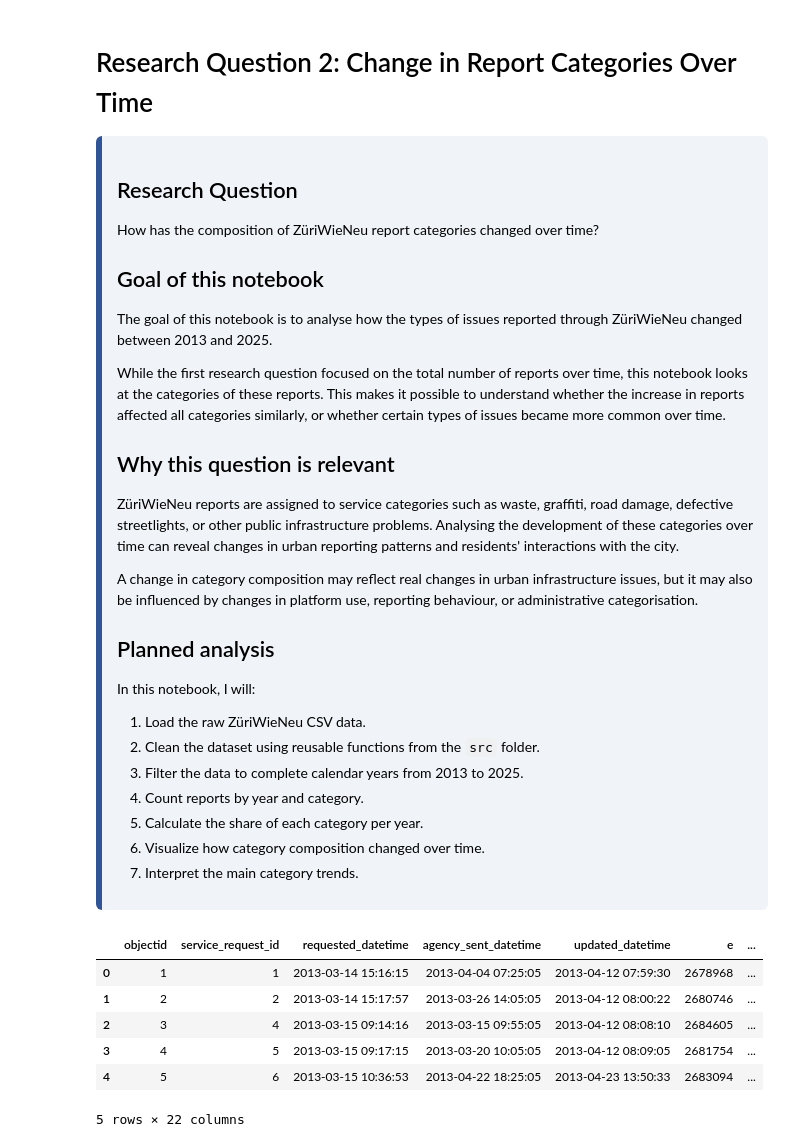
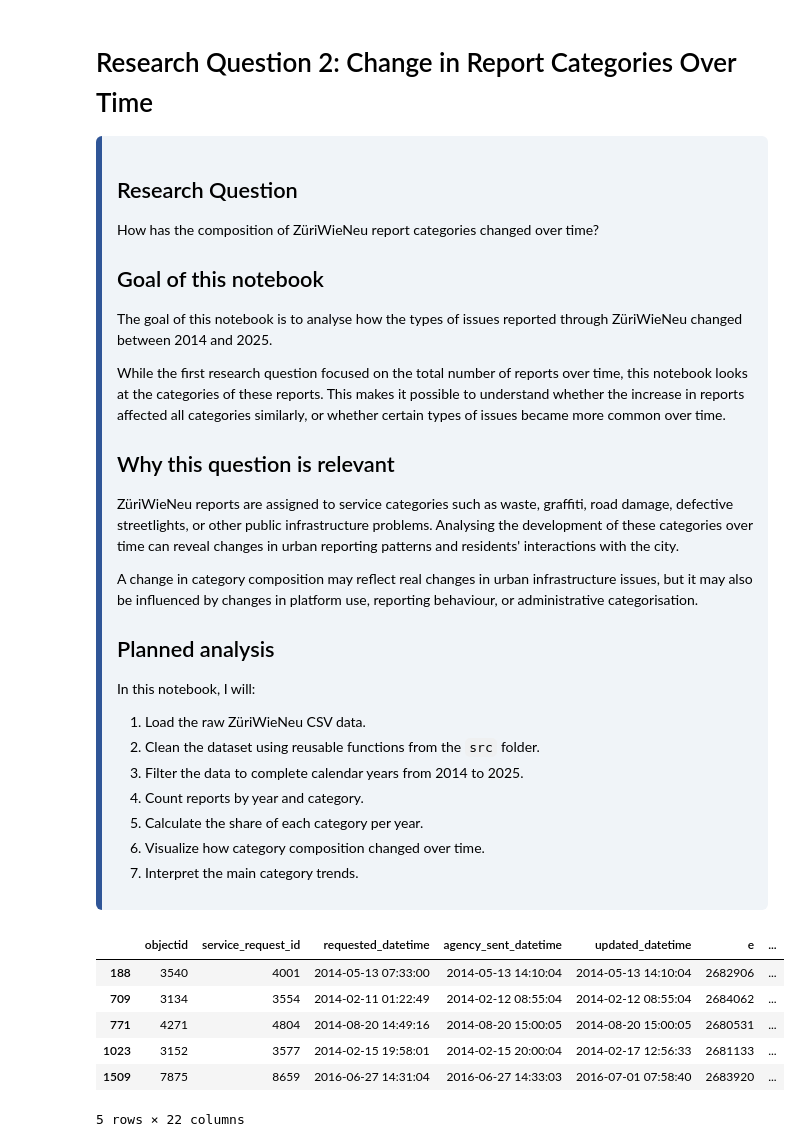
Before and after one commit to gldlauma/SDS210_IndividualProject, a Jupyter notebook: notebooks/02_R2.ipynb, the cells around one changed output. Saved outputs shown, nothing was run; the diff lists cells and outputs as text; code cells hidden in the pictures.

```diff
--- a/notebooks/02_R2.ipynb
+++ b/notebooks/02_R2.ipynb
@@ -8,7 +8,7 @@ How has the composition of ZüriWieNeu report categories changed over time?
 
 ## Goal of this notebook
 
-The goal of this notebook is to analyse how the types of issues reported through ZüriWieNeu changed between 2013 and 2025.
+The goal of this notebook is to analyse how the types of issues reported through ZüriWieNeu changed between 2014 and 2025.
 
 While the first research question focused on the total number of reports over time, this notebook looks at the categories of these reports. This makes it possible to understand whether the increase in reports affected all categories similarly, or whether certain types of issues became more common over time.
 
@@ -24,7 +24,7 @@ In this notebook, I will:
 
 1. Load the raw ZüriWieNeu CSV data.
 2. Clean the dataset using reusable functions from the `src` folder.
-3. Filter the data to complete calendar years from 2013 to 2025.
+3. Filter the data to complete calendar years from 2014 to 2025.
 4. Count reports by year and category.
 5. Calculate the share of each category per year.
 6. Visualize how category composition changed over time.
@@ -38,17 +38,17 @@ from src.cleaning import clean_reports
 # %%
 df_raw = load_csv_data("/Users/laumagoldmann/Desktop/SDS210_IndividualProject/data/raw/stzh.zwn_meldungen_p.csv")
 df_clean = clean_reports(df_raw)
 
-df_full_years = df_clean[df_clean["year"].between(2013, 2025)]
+df_full_years = df_clean[df_clean["year"].between(2014, 2025)]
 
 df_full_years.head()
 # %% [output]
 |  | objectid | service_request_id | requested_datetime | agency_sent_datetime | updated_datetime | e | ... |
-| 0 | 1 | 1 | 2013-03-14 15:16:15 | 2013-04-04 07:25:05 | 2013-04-12 07:59:30 | 2678968 | ... |
-| 1 | 2 | 2 | 2013-03-14 15:17:57 | 2013-03-26 14:05:05 | 2013-04-12 08:00:22 | 2680746 | ... |
-| 2 | 3 | 4 | 2013-03-15 09:14:16 | 2013-03-15 09:55:05 | 2013-04-12 08:08:10 | 2684605 | ... |
-| 3 | 4 | 5 | 2013-03-15 09:17:15 | 2013-03-20 10:05:05 | 2013-04-12 08:09:05 | 2681754 | ... |
-| 4 | 5 | 6 | 2013-03-15 10:36:53 | 2013-04-22 18:25:05 | 2013-04-23 13:50:33 | 2683094 | ... |
+| 188 | 3540 | 4001 | 2014-05-13 07:33:00 | 2014-05-13 14:10:04 | 2014-05-13 14:10:04 | 2682906 | ... |
+| 709 | 3134 | 3554 | 2014-02-11 01:22:49 | 2014-02-12 08:55:04 | 2014-02-12 08:55:04 | 2684062 | ... |
+| 771 | 4271 | 4804 | 2014-08-20 14:49:16 | 2014-08-20 15:00:05 | 2014-08-20 15:00:05 | 2680531 | ... |
+| 1023 | 3152 | 3577 | 2014-02-15 19:58:01 | 2014-02-15 20:00:04 | 2014-02-17 12:56:33 | 2681133 | ... |
+| 1509 | 7875 | 8659 | 2016-06-27 14:31:04 | 2016-06-27 14:33:03 | 2016-07-01 07:58:40 | 2683920 | ... |
 5 rows × 22 columns
 # %%
 df_full_years["service_name"].value_counts()
```
Also changed, not shown: parts of 10 cells of this notebook, 2 other files.
